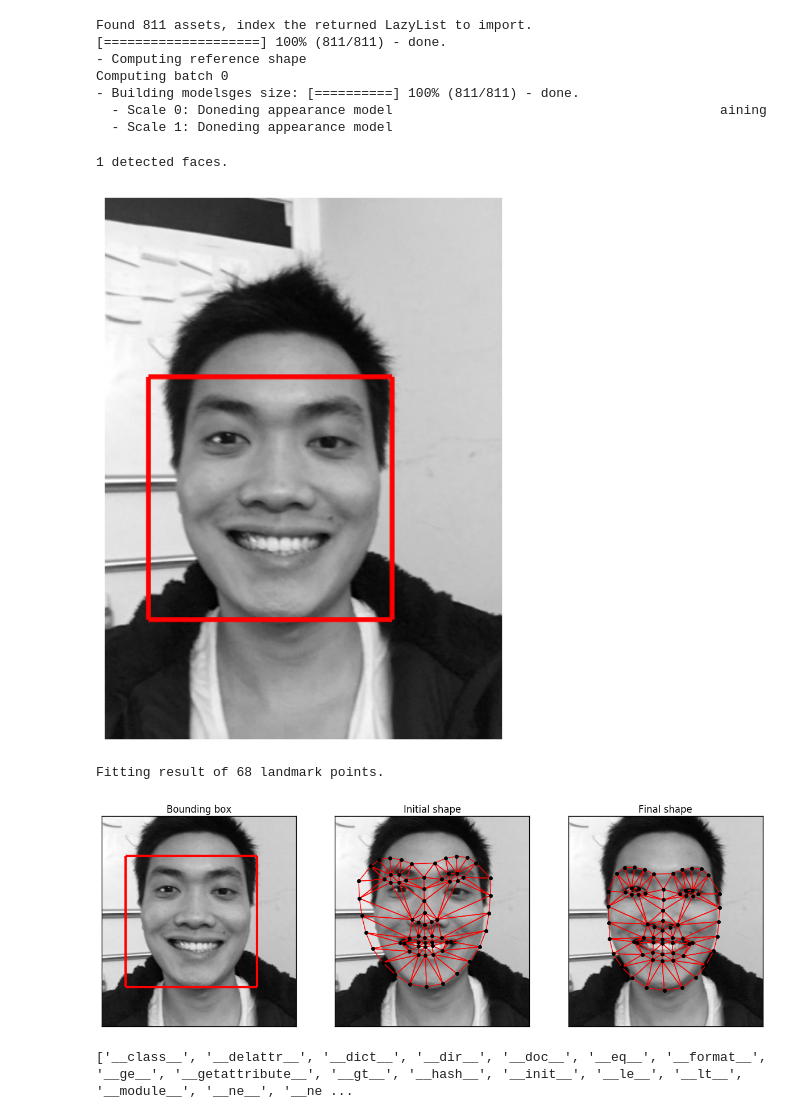
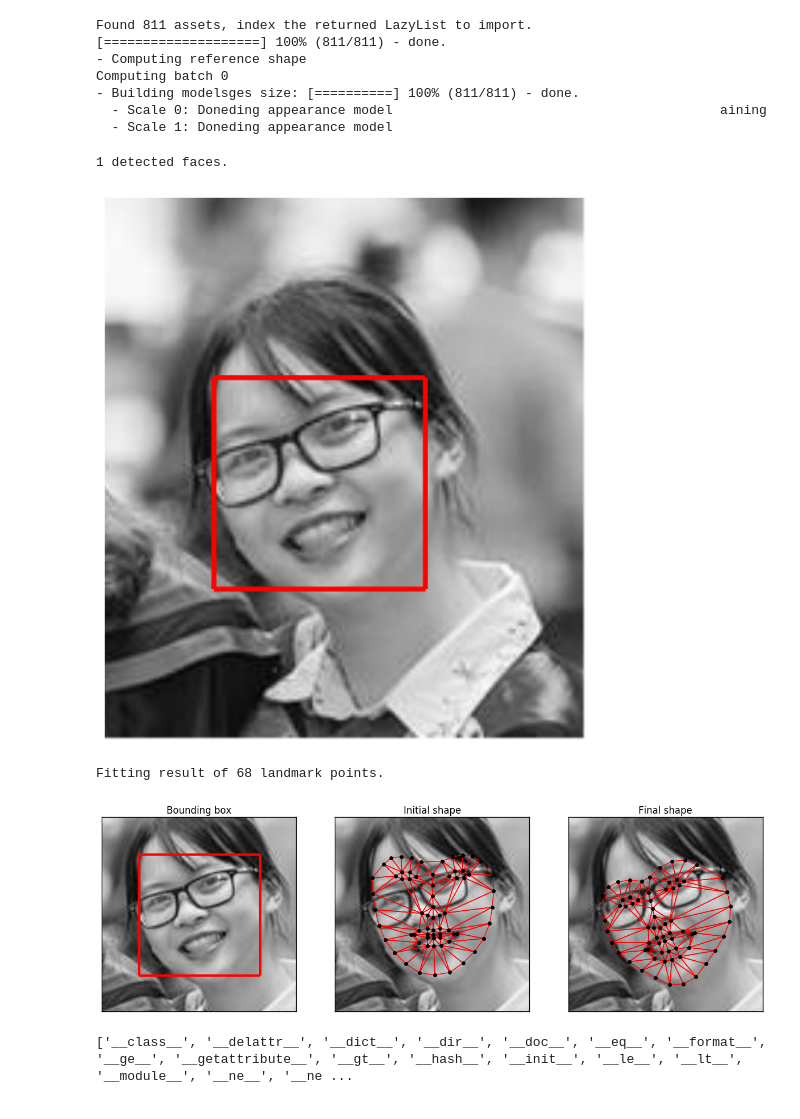
Before and after one commit to LeeKien95/GR, a Jupyter notebook: AAM.ipynb, the cells around one changed output. Drawn from its saved outputs; the diff is of its cells as text; code cells hidden in the pictures.

```diff
--- a/AAM.ipynb
+++ b/AAM.ipynb
@@ -59,33 +59,33 @@ Found 811 assets, index the returned LazyList to import.
 # %%
 from pathlib import Path
 import menpo.io as mio
 from menpodetect import load_dlib_frontal_face_detector
 
 path_to_test = Path('/Programing/GR/Code/CK+/test_images')
 
-image = mio.import_image(path_to_test / '13.png')
+image = mio.import_image(path_to_test / '3.png')
 
 d = image.diagonal()
 
 
 if image.n_channels == 3:
         image = image.as_greyscale()
 
 
 # Load detector
 detect = load_dlib_frontal_face_detector()
 
 # Detect
 bboxes = detect(image)
 print("{} detected faces.".format(len(bboxes)))
 
 # View
 if len(bboxes) > 0:
     image.view_landmarks(group='dlib_0', line_colour='red',
                          render_markers=False, line_width=4);
 # %% [output]
 1 detected faces.
-[figure, old version]
+[figure, new version]
 # %%
 #harder head pose detection
 import matplotlib.pyplot as plt
@@ -96,7 +96,7 @@ from menpodetect import load_dlib_frontal_face_detector
 path_to_test = Path('/Programing/GR/Code/CK+/test_images')
 
 # Load and convert to grayscale
-image = mio.import_image(path_to_test / '13.png')
+image = mio.import_image(path_to_test / '3.png')
 if image.n_channels == 3:
         image = image.as_greyscale()
 # Detect face
@@ -130,7 +130,7 @@ if len(bboxes) > 0:
     plt.gca().set_title('Final shape')
 # %% [output]
 Fitting result of 68 landmark points.
-[figure, old version]
+[figure, new version]
 # %%
 print(dir(result))
 # %% [output]
```
Also changed, not shown: parts of 1 cell of this notebook, 2 other files.
